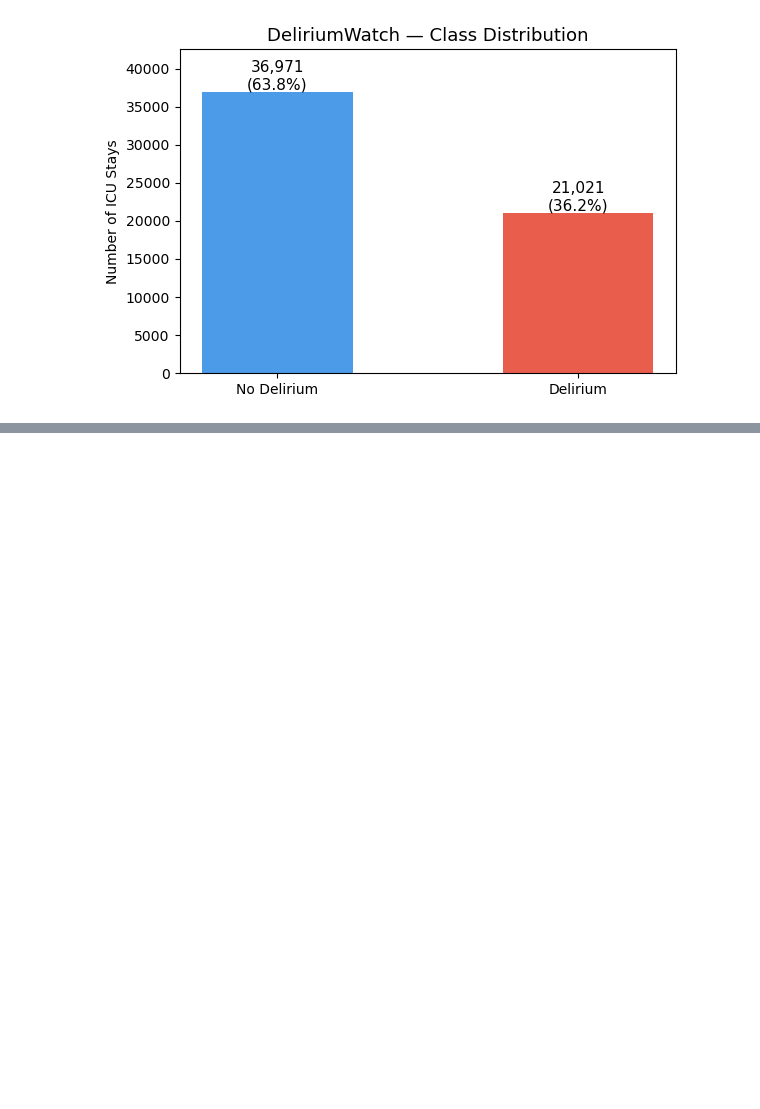
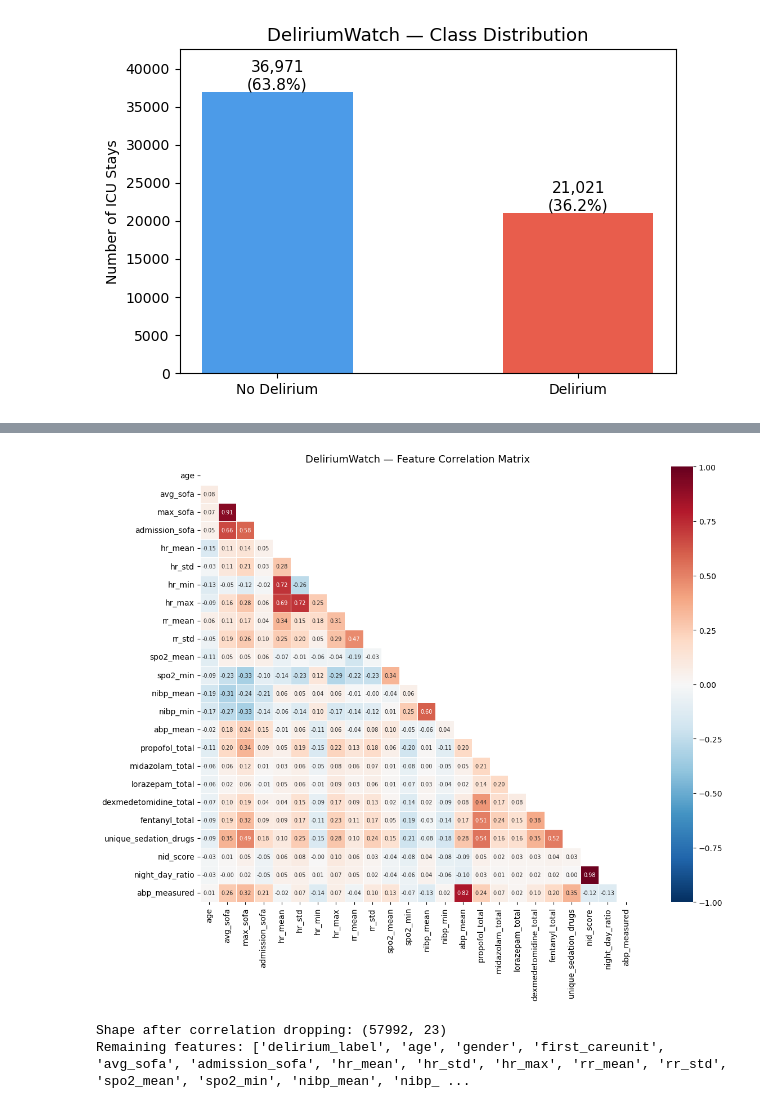
Before and after one commit to Variiish06/DeliriumWatch, a Jupyter notebook: Deliriumwatch_Eda.ipynb, the cells around one changed output, grey strips where cells are left out. Saved outputs shown, nothing was run; the diff lists cells and outputs as text; code cells hidden in the pictures; blank space fills up the shorter version.

```diff
--- a/Deliriumwatch_Eda.ipynb
+++ b/Deliriumwatch_Eda.ipynb
@@ -138,0 +278,39 @@ Ratio: 1:1.8
+# %%
+# Correlation heatmap
+feature_cols = [col for col in df_clean.columns
+                if col not in ['delirium_label',
+                               'gender',
+                               'first_careunit']]
+
+corr_matrix = df_clean[feature_cols].corr().round(2)
+
+plt.figure(figsize=(14, 10))
+mask = np.triu(np.ones_like(corr_matrix, dtype=bool))
+
+sns.heatmap(
+    corr_matrix,
+    mask=mask,
+    annot=True,
+    fmt='.2f',
+    cmap='RdBu_r',
+    center=0,
+    vmin=-1, vmax=1,
+    square=True,
+    linewidths=0.5,
+    annot_kws={'size': 7}
+)
+
+plt.title('DeliriumWatch — Feature Correlation Matrix',
+          fontsize=13)
+plt.tight_layout()
+plt.show()
+# %% [output]
+[figure, added]
+# %%
+cols_to_drop_corr = ['max_sofa','night_day_ratio', 'hr_min','abp_mean',]
+df_model = df_clean.drop(columns=cols_to_drop_corr)
+print("Shape after correlation dropping:", df_model.shape)
+print("Remaining features:", df_model.columns.tolist())
+# %% [output]
+Shape after correlation dropping: (57992, 23)
+Remaining features: ['delirium_label', 'age', 'gender', 'first_careunit', 'avg_sofa', 'admission_sofa', 'hr_mean', 'hr_std', 'hr_max', 'rr_mean', 'rr_std', 'spo2_mean', 'spo2_min', 'nibp_mean', 'nibp_ ...
```
Also changed, not shown: parts of 4 cells of this notebook.
